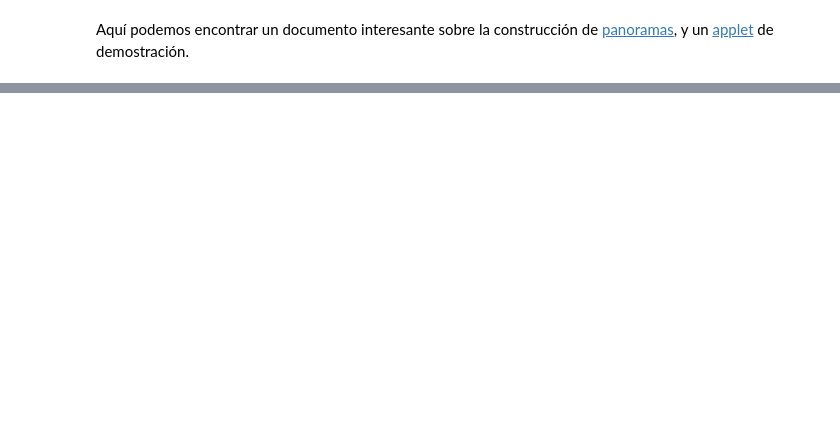
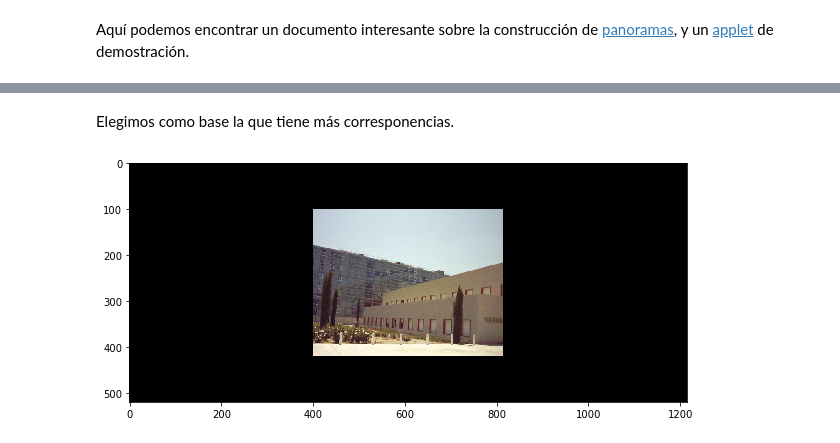
Before and after one commit to albertoruiz/umucv, a Jupyter notebook: notebooks/transf2D.ipynb, the cells around one changed output, grey strips where cells are left out. Saved outputs shown, nothing was run; the diff lists cells and outputs as text; code cells hidden in the pictures; blank space fills up the shorter version.

```diff
--- a/notebooks/transf2D.ipynb
+++ b/notebooks/transf2D.ipynb
@@ -576,0 +610,8 @@ Aquí podemos encontrar un documento interesante sobre la construcción de [pano
+# %%
+import glob
+
+def readraw(file):
+    return cv.cvtColor( cv.imread(file), cv.COLOR_BGR2RGB)
+
+pano = [readrgb(x) for x in glob.glob('../images/pano/pano*.jpg')]
+len(pano)
@@ -576,0 +648,13 @@ Aquí podemos encontrar un documento interesante sobre la construcción de [pano
+# %% [markdown]
+Elegimos como base la que tiene más corresponencias.
+# %%
+h,w,_ = pano[6].shape
+mw,mh = 400,100
+T = desp((mw,float(mh)))
+sz = (w+2*mw,h+2*mh)
+base = cv.warpPerspective(pano[6], T , sz)
+
+fig(10,6)
+plt.imshow(base);
+# %% [output]
+[figure, added]
```
Also changed, not shown: parts of 15 cells of this notebook, 2 other files.
